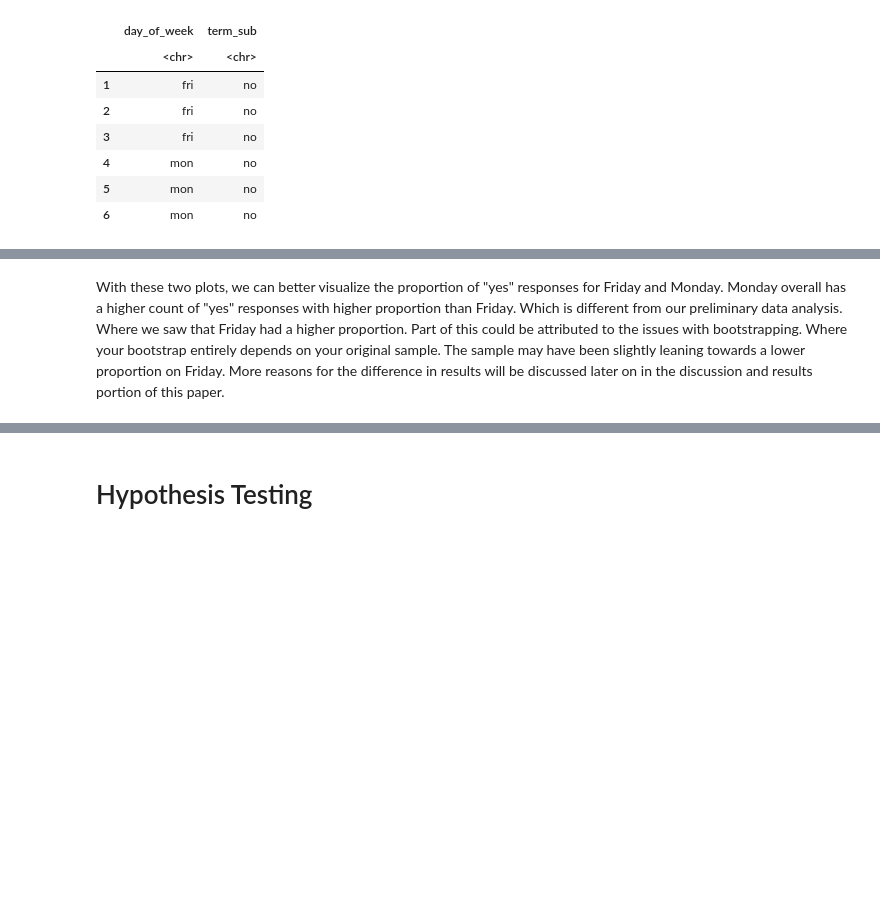
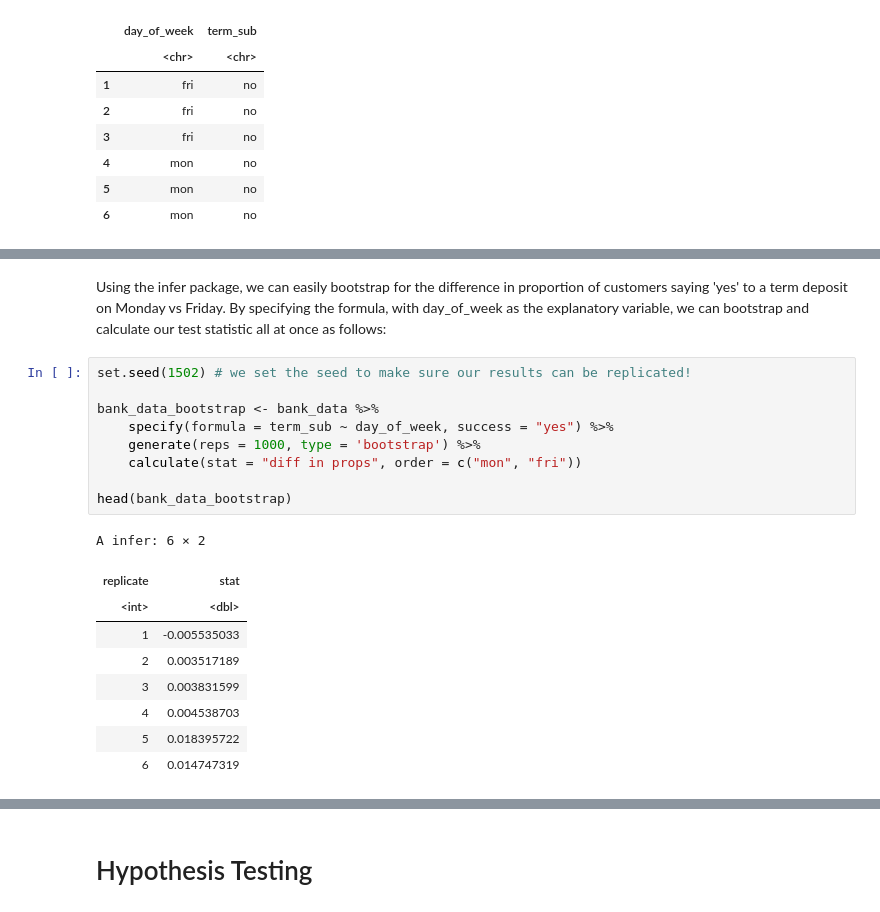
Before and after one commit to celike1/STAT201-Project, a Jupyter notebook: eda.ipynb, the cells around one changed output, grey strips where cells are left out. Saved outputs shown, nothing was run; the diff lists cells and outputs as text; blank space fills up the shorter version.

```diff
--- a/eda.ipynb
+++ b/eda.ipynb
@@ -348,2 +221,21 @@ Warning message:
-# %% [markdown]
-With these two plots, we can better visualize the proportion of "yes" responses for Friday and Monday. Monday overall has a higher count of "yes" responses with higher proportion than Friday. Which is different from our preliminary data analysis. Where we saw that Friday had a higher proportion. Part of this could be attributed to the issues with bootstrapping. Where your bootstrap entirely depends on your original sample. The sample may have been slightly leaning towards a lower proportion on Friday. More reasons for the difference in results will be discussed later on in the discussion and results portion of this paper.
+# %% [markdown]
+Using the infer package, we can easily bootstrap for the difference in proportion of customers saying 'yes' to a term deposit on Monday vs Friday. By specifying the formula, with day_of_week as the explanatory variable, we can bootstrap and calculate our test statistic all at once as follows:
+# %%
+set.seed(1502) # we set the seed to make sure our results can be replicated!
+
+bank_data_bootstrap <- bank_data %>%
+    specify(formula = term_sub ~ day_of_week, success = "yes") %>%
+    generate(reps = 1000, type = 'bootstrap') %>%
+    calculate(stat = "diff in props", order = c("mon", "fri"))
+
+head(bank_data_bootstrap)
+# %% [output]
+A infer: 6 × 2
+| replicate | stat |
+| <int> | <dbl> |
+| 1 | -0.005535033 |
+| 2 | 0.003517189 |
+| 3 | 0.003831599 |
+| 4 | 0.004538703 |
+| 5 | 0.018395722 |
+| 6 | 0.014747319 |
```
Also changed, not shown: parts of 20 cells of this notebook.
